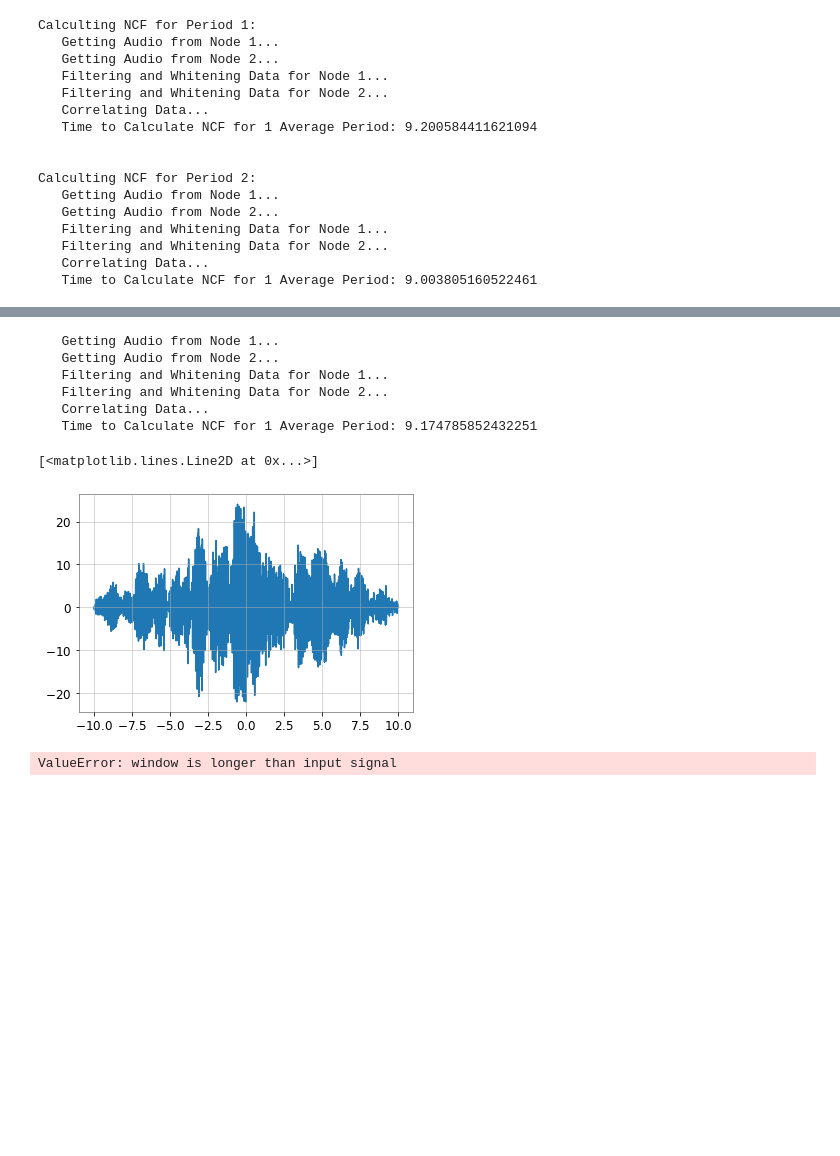
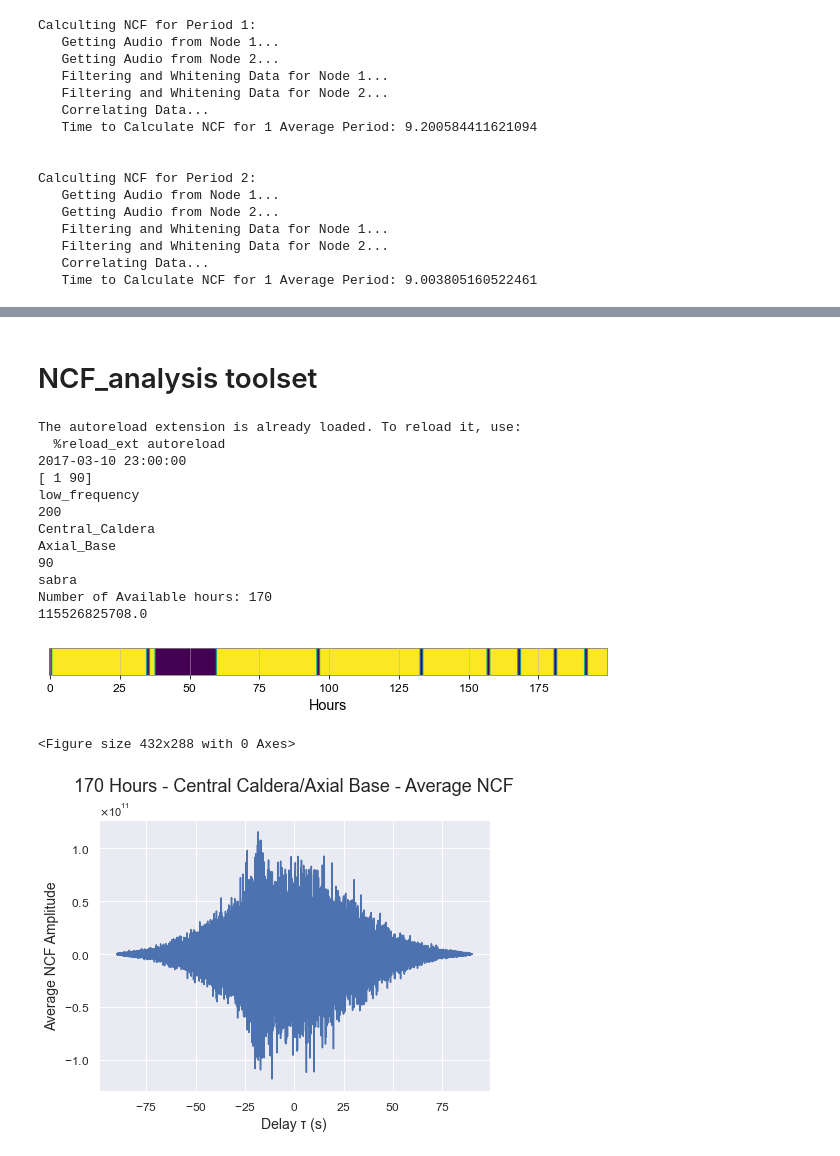
Before and after one commit to John-Ragland/Noise_Interferometry, a Jupyter notebook: Noise_Interferometry.ipynb, the cells around one changed output, grey strips where cells are left out. Saved outputs shown, nothing was run; the diff lists cells and outputs as text; code cells hidden in the pictures; blank space fills up the shorter version.

Commit message:
added Noise_analysis

```diff
--- a/Noise_Interferometry.ipynb
+++ b/Noise_Interferometry.ipynb
@@ -248,21 +74,0 @@ Text(0, 0.5, 'Average NCF Amplitude')
-# %%
-#USES BELOW FUNCTION ith_NCF
-dir_name = 'ckpts_4'
-
-xcorr = ith_NCF(dir_name,500)
-
-dt = 1/200
-t = np.arange(-xcorr.shape[0]*dt/2,xcorr.shape[0]*dt/2,dt)
-
-sns.set()
-f1 = plt.figure(figsize=(7,5))
-plt.plot(t, xcorr)
-plt.title('439 Hours Central/Axial - Average NCF - Zero Phase',fontsize=18, y=1.08)
-
-plt.xlabel('Delay τ (s)')
-plt.ylabel('Average NCF Amplitude')
-
-#plt.plot([-18.2, -18.2],[-2e+11, 2e+11],'g--')
-#plt.plot([18.2, 18.2],[-2e+11, 2e+11],'g--')
-#plt.ylim([-7e+10,7e+10])
-f1.savefig('439_hours_Central_Axial_avg_zero_phase.png',dpi=500)
@@ -497,18 +74,0 @@ NCF_object = NI.NCF(avg_time, start_time, node1, node2, filter_cutoffs, W, htype
-# %%
-NCF_object = NI.calculate_NCF(NCF_object)
-# %% [output]
-   Getting Audio from Node 1...
-   Getting Audio from Node 2...
-   Filtering and Whitening Data for Node 1...
-   Filtering and Whitening Data for Node 2...
-   Correlating Data...
-   Time to Calculate NCF for 1 Average Period: 9.174785852432251
-# %%
-#Plot Xcorr
-dt = 1/200
-t = np.arange(-NCF_object.NCF.shape[0]*dt/2,NCF_object.NCF.shape[0]*dt/2,dt)
-
-plt.plot(t, NCF_object.NCF)
-# %% [output]
-[<matplotlib.lines.Line2D at 0x...>]
-[figure, removed]
@@ -523,4 +75,37 @@ ts = NI.preprocess_audio_single_thread(h1_data, Fs, filter_cutoffs, whiten)
-# %%
-ts.whiten()
-# %% [output]
-ValueError: window is longer than input signal
+# %% [markdown]
+# NCF_analysis toolset
+# %%
+# Some more magic so that the notebook will reload external python modules;
+# see http://stackoverflow.com/questions/1907993/autoreload-of-modules-in-ipython
+%load_ext autoreload
+%autoreload 2
+
+import NCF_analysis as NCF
+
+exp1 = NCF.NCF_analysis('ckpts_1')
+
+exp1.read_header()
+exp1.available_hours()
+
+fig2 = plt.figure()
+xcorr = exp1.average_NCF(500)
+
+exp1.NCF_plot()
+
+print(abs(max(xcorr)))
+# %% [output]
+The autoreload extension is already loaded. To reload it, use:
+  %reload_ext autoreload
+2017-03-10 23:00:00
+[ 1 90]
+low_frequency
+200
+Central_Caldera
+Axial_Base
+90
+sabra
+Number of Available hours: 170
+115526825708.0
+[figure, added]
+<Figure size 432x288 with 0 Axes>
+[figure, added]
```
Also changed, not shown: parts of 31 cells of this notebook, 5 other files.
